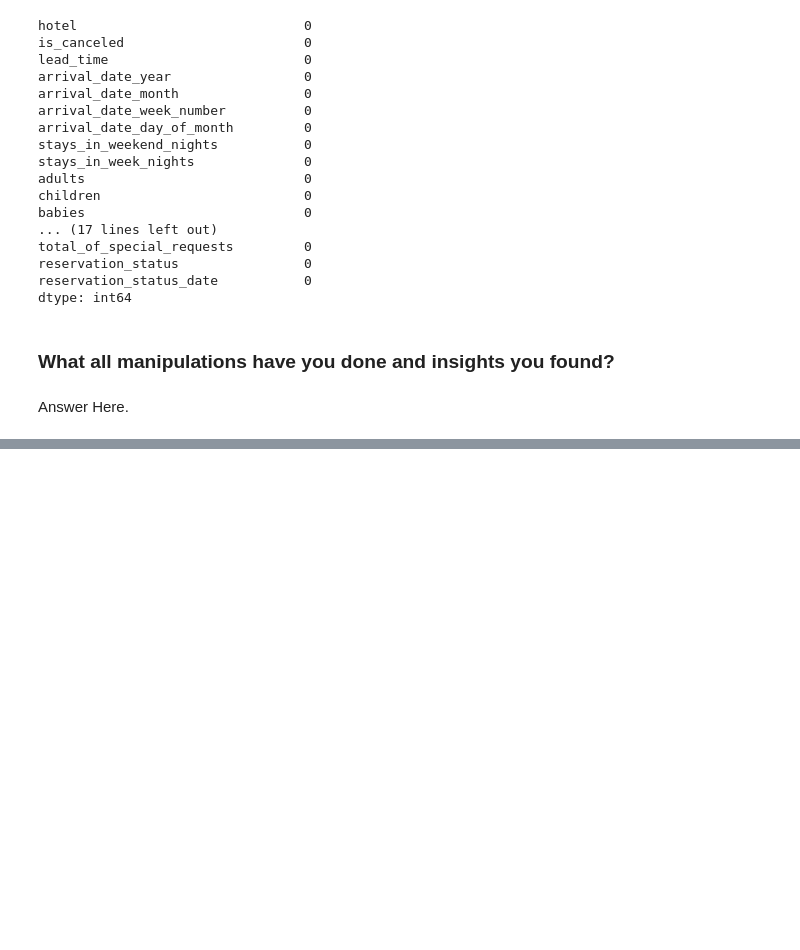
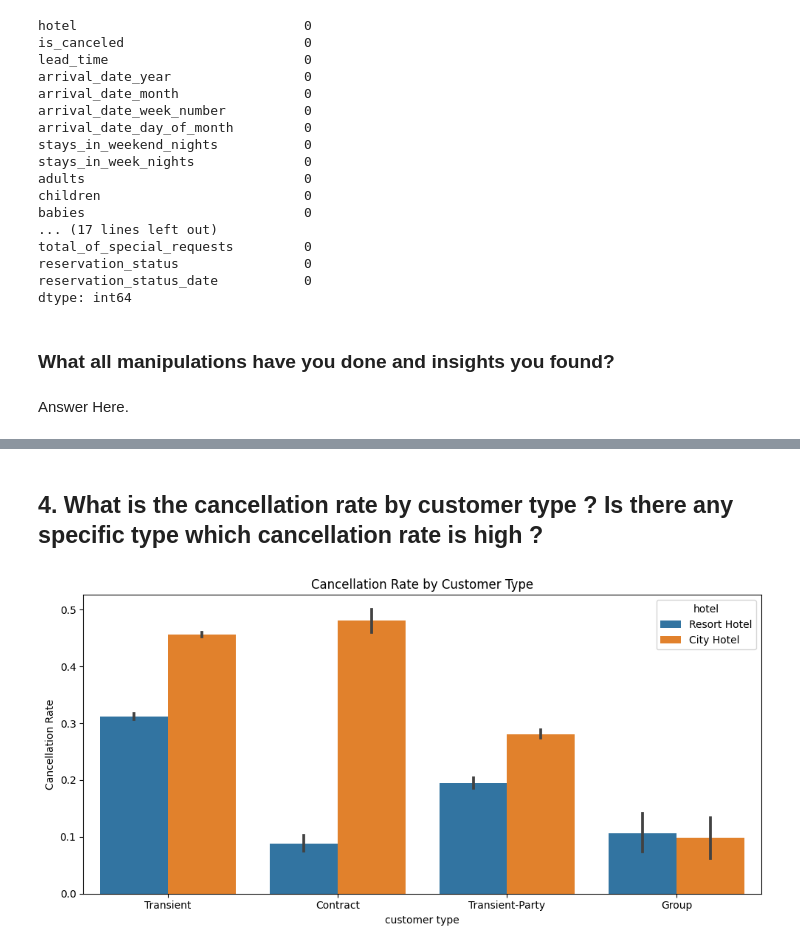
Before and after one commit to GuptaSandip/Hotel_Booking_Analysis_EDA_Project, a Jupyter notebook: Hotel_Booking_Analysis_EDA_Project.ipynb, the cells around one changed output, grey strips where cells are left out. Drawn from its saved outputs; the diff is of its cells as text; code cells hidden in the pictures; blank space fills up the shorter version.

```diff
--- a/Hotel_Booking_Analysis_EDA_Project.ipynb
+++ b/Hotel_Booking_Analysis_EDA_Project.ipynb
@@ -317,0 +418,17 @@ Answer Here.
+# %% [markdown]
+## 4. What is the cancellation rate by customer type ? Is there any specific type which cancellation rate is high ?
+# %%
+# chart 4
+
+# Create a bar plot to visualize the cancellation rate for each market segment
+plt.figure(figsize=(10, 5))
+# plt.bar(cancellation_rate_by_segment.index, cancellation_rate_by_segment.values)
+sns.barplot(x='customer_type',y='is_canceled',hue='hotel',data=df)
+plt.xlabel('customer type')
+plt.ylabel('Cancellation Rate')
+plt.title('Cancellation Rate by Customer Type')
+# plt.xticks(rotation=45, ha='right')  # Rotate x-axis labels for better readability
+plt.tight_layout()
+plt.show()
+# %% [output]
+[figure, added]
```
Also changed, not shown: parts of 35 cells of this notebook.
